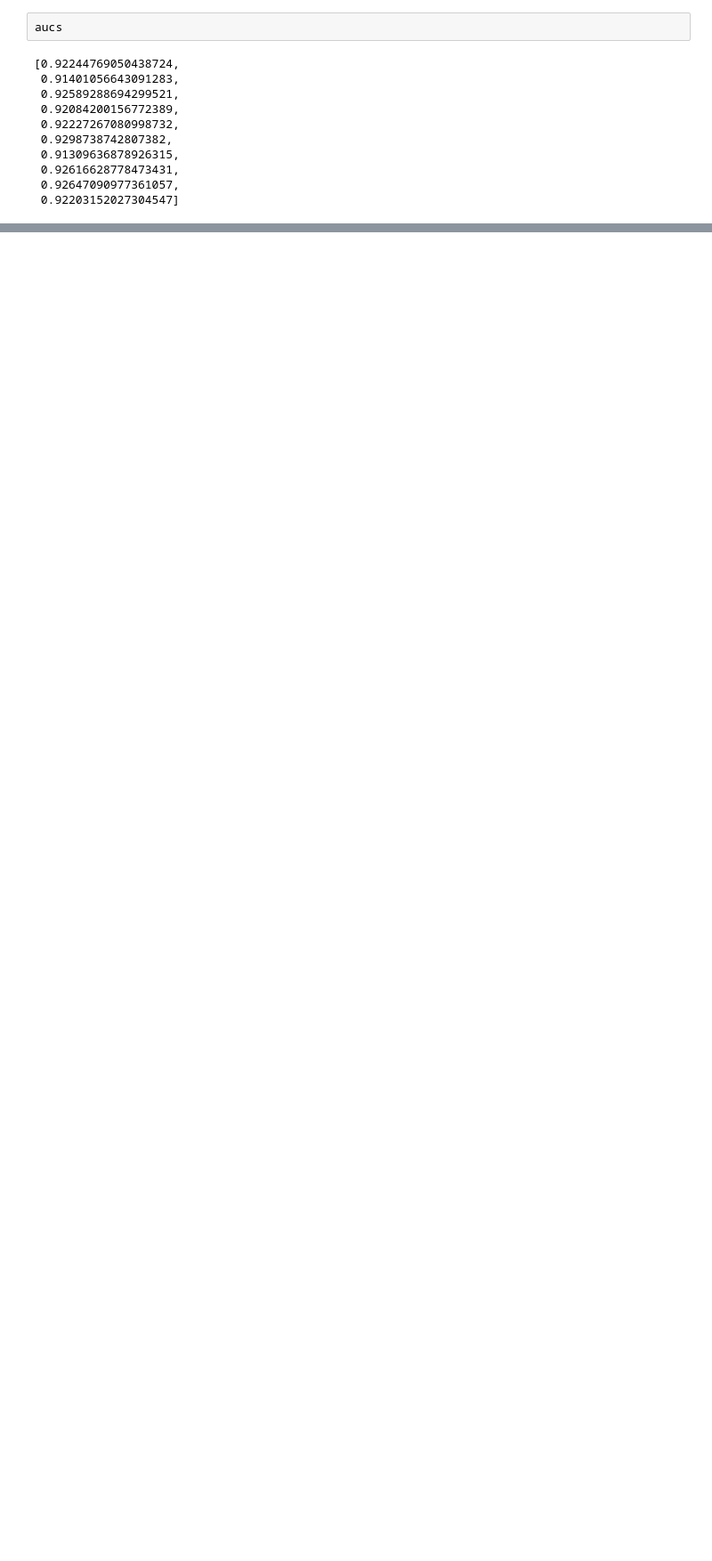
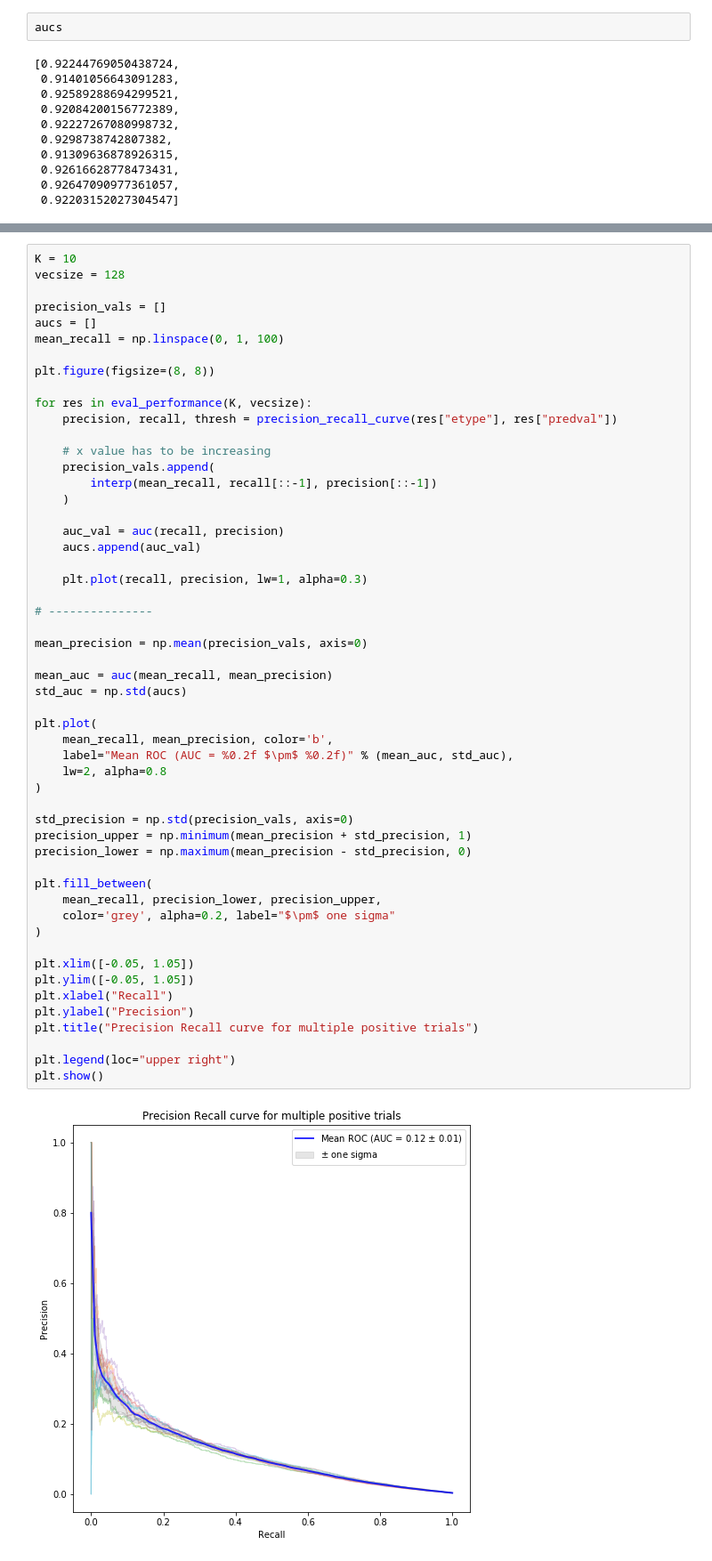
Before and after one commit to veleritas/walkpred, a Jupyter notebook: semmed/semmed_multiple_trials.ipynb, the cells around one changed output, grey strips where cells are left out. Shown at 89% size. Saved outputs shown, nothing was run; the diff lists cells and outputs as text; blank space fills up the shorter version.

Commit message:
Add precision recall curves to multiple trial notebook
Draw precision-recall curves for the multiple trials of Deepwalk
on the SemmedDB network.

```diff
--- a/semmed/semmed_multiple_trials.ipynb
+++ b/semmed/semmed_multiple_trials.ipynb
@@ -156,0 +166,55 @@ aucs
+# %%
+K = 10
+vecsize = 128
+
+precision_vals = []
+aucs = []
+mean_recall = np.linspace(0, 1, 100)
+
+plt.figure(figsize=(8, 8))
+
+for res in eval_performance(K, vecsize):
+    precision, recall, thresh = precision_recall_curve(res["etype"], res["predval"])
+
+    # x value has to be increasing
+    precision_vals.append(
+        interp(mean_recall, recall[::-1], precision[::-1])
+    )
+
+    auc_val = auc(recall, precision)
+    aucs.append(auc_val)
+
+    plt.plot(recall, precision, lw=1, alpha=0.3)
+
+# ---------------
+
+mean_precision = np.mean(precision_vals, axis=0)
+
+mean_auc = auc(mean_recall, mean_precision)
+std_auc = np.std(aucs)
+
+plt.plot(
+    mean_recall, mean_precision, color='b',
+    label="Mean ROC (AUC = %0.2f $\pm$ %0.2f)" % (mean_auc, std_auc),
+    lw=2, alpha=0.8
+)
+
+std_precision = np.std(precision_vals, axis=0)
+precision_upper = np.minimum(mean_precision + std_precision, 1)
+precision_lower = np.maximum(mean_precision - std_precision, 0)
+
+plt.fill_between(
+    mean_recall, precision_lower, precision_upper,
+    color='grey', alpha=0.2, label="$\pm$ one sigma"
+)
+
+plt.xlim([-0.05, 1.05])
+plt.ylim([-0.05, 1.05])
+plt.xlabel("Recall")
+plt.ylabel("Precision")
+plt.title("Precision Recall curve for multiple positive trials")
+
+plt.legend(loc="upper right")
+plt.show()
+# %% [output]
+[figure, added]
```
Also changed, not shown: parts of 6 cells of this notebook.
